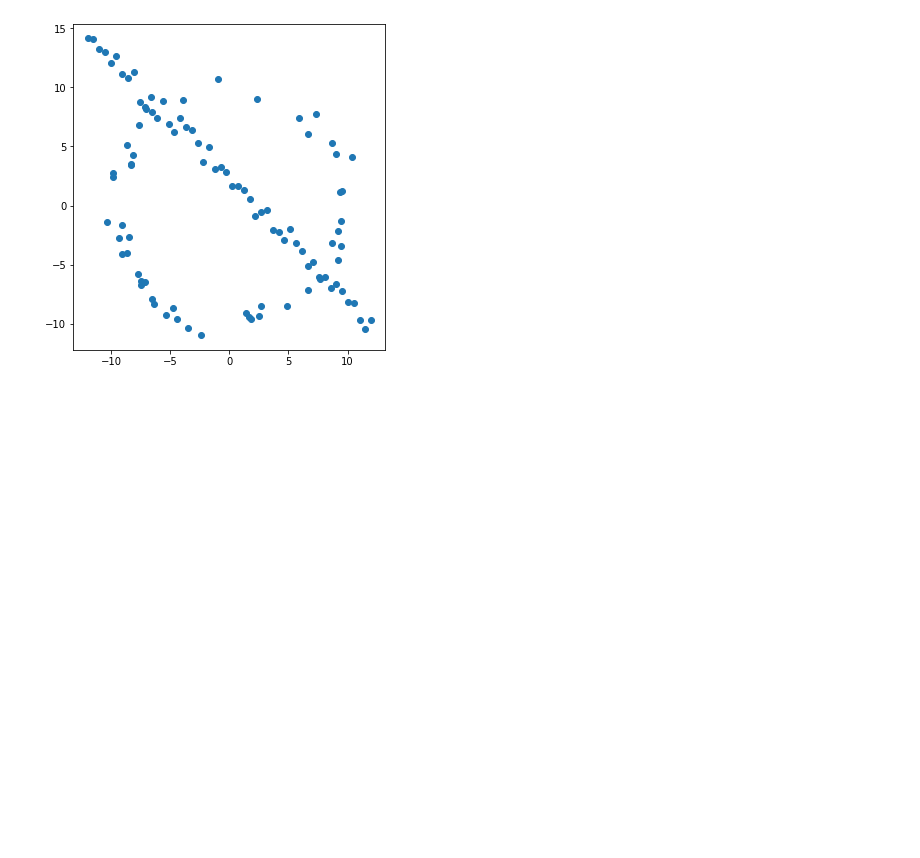
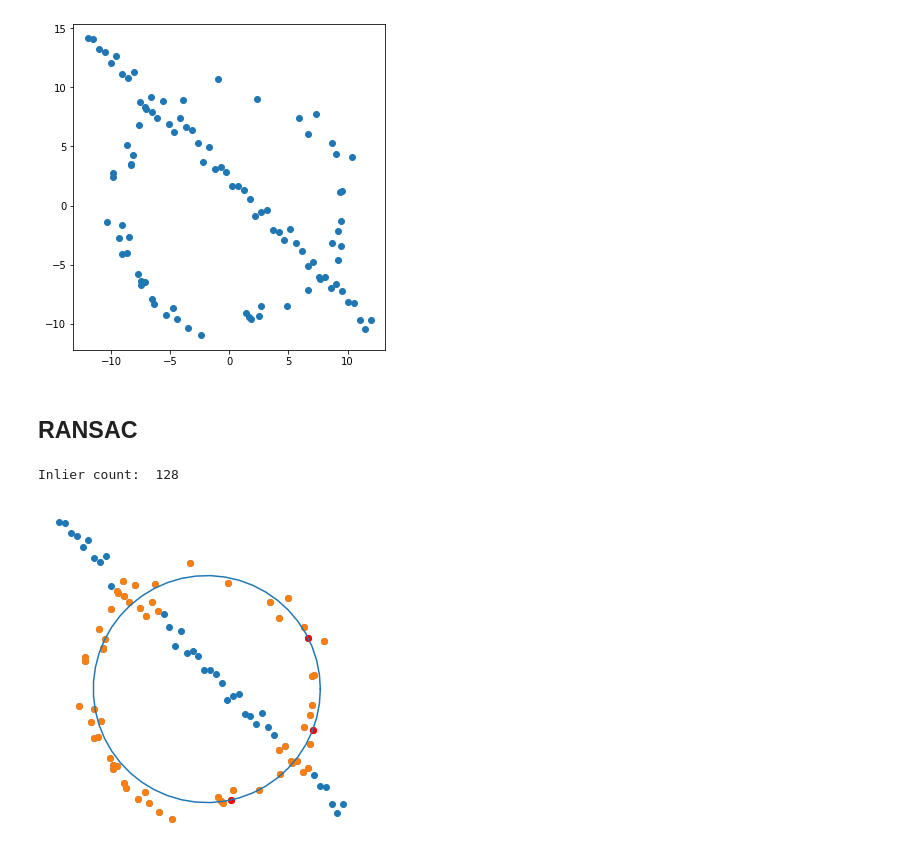
Before and after one commit to Avishka-Perera/UoM-S4-EN2550-Assignments, a Jupyter notebook: Answers/Assignment-2/assignment-2.ipynb, the cells around one changed output. Cells and saved outputs as stored; diff of their text form; code cells hidden in the pictures; blank space fills up the shorter version.

Commit message:
completed Q1 (RANSAC)

```diff
--- a/Answers/Assignment-2/assignment-2.ipynb
+++ b/Answers/Assignment-2/assignment-2.ipynb
@@ -27,2 +33,4 @@ plt.show()
 # %% [output]
 [figure]
+# %% [markdown]
+## RANSAC
@@ -28,0 +71,38 @@ plt.show()
+# %%
+def findInliers(points, r, h, k, threshold=2.0):
+    distances = np.sqrt((points[:,0]-h)**2+(points[:,1]-k)**2)
+    inlier_indices = np.array(np.abs(distances-r)<threshold)
+    inliers = points[inlier_indices]
+
+    return inliers
+# %%
+def plotCircle(ax, r,h,k, color=None, label=None):
+    t = np.linspace(0, 2*np.pi, 50)
+    x, y = r*np.cos(t)+h, r*np.sin(t)+k
+    ax.plot(x, y, color=color, label=label)
+# %%
+def findAndPlotCircle(all_points, selected_points):
+
+    r, h, k = findCircle(selected_points)
+    inliers = findInliers(all_points, r, h, k)
+    inlier_count = inliers.size
+    print("Inlier count: ", inlier_count)
+
+    _, ax = plt.subplots(figsize=(6,6))
+    ax.set_aspect('equal')
+    ax.scatter(all_points[:,0],all_points[:,1])
+    ax.scatter(inliers[:,0],inliers[:,1])
+    ax.scatter(selected_points[:,0],selected_points[:,1], color="red")
+
+    plotCircle(ax, r,h,k)
+
+    plt.axis('off')
+
+    plt.show()
+# %%
+sample_indices = np.random.randint(0, X.shape[0], 3)
+samples = X[sample_indices]
+findAndPlotCircle(X, samples)
+# %% [output]
+Inlier count:  128
+[figure, added]
```
Also changed, not shown: parts of 13 cells of this notebook.
